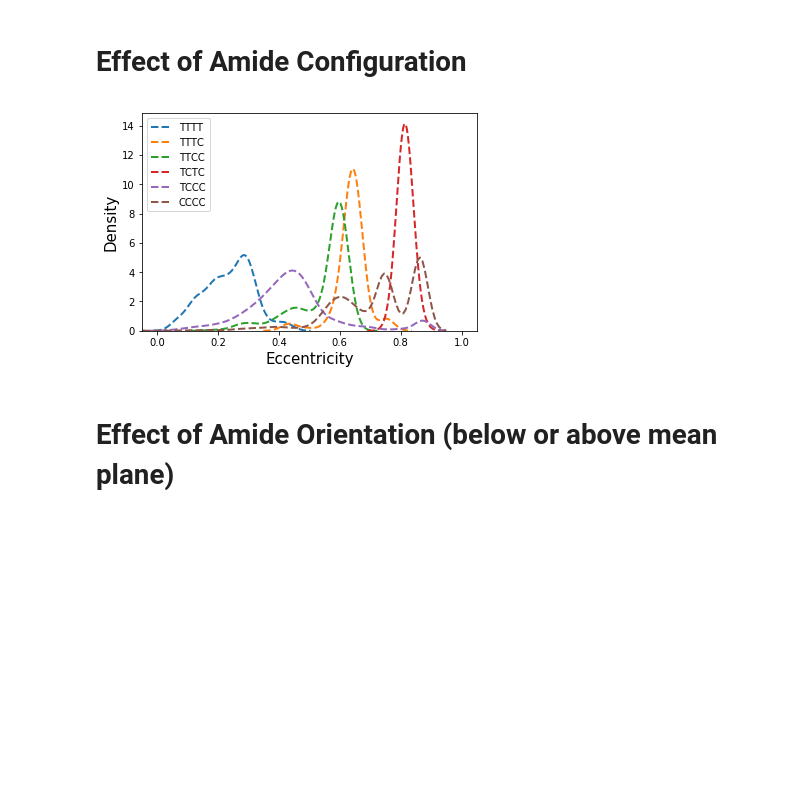
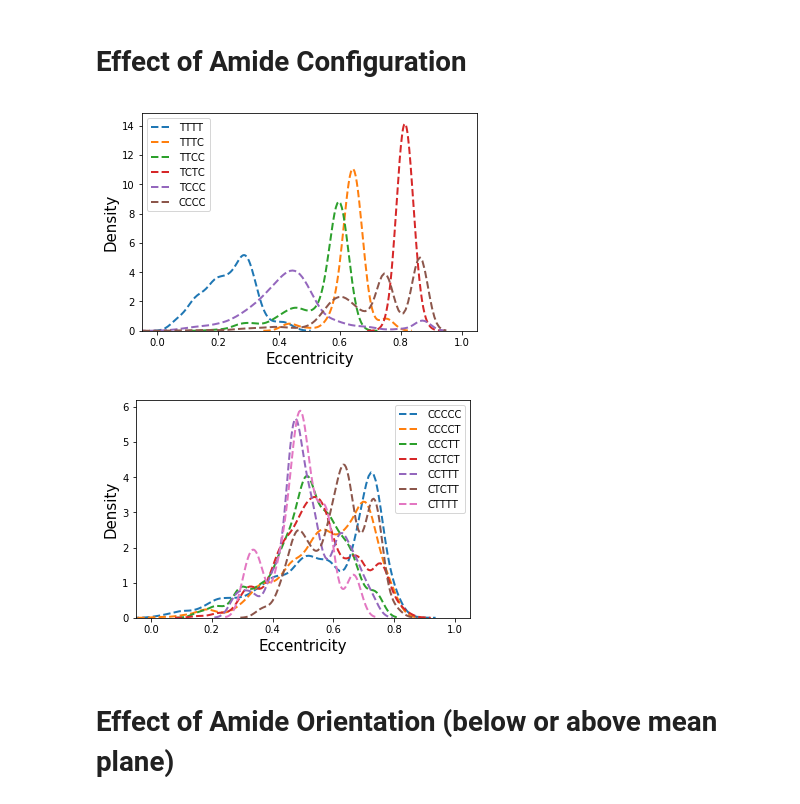
Before and after one commit to lucianlschan/RING, a Jupyter notebook: Cyclic Peptide Analysis.ipynb, the cells around one changed output. Saved outputs shown, nothing was run; the diff lists cells and outputs as text; code cells hidden in the pictures; blank space fills up the shorter version.

```diff
--- a/Cyclic Peptide Analysis.ipynb
+++ b/Cyclic Peptide Analysis.ipynb
@@ -19,27 +30,50 @@ plt.show()
 # %% [markdown]
 # Eccentricity
 # %%
+# Cyclic tetrapeptide
 CCCC = ctp[(ctp["CT"]=="CCCC")]
 CCCT = ctp[(ctp["CT"]=="CCCT")]
 CCTT = ctp[(ctp["CT"]=="CCTT")]
 CTCT = ctp[(ctp["CT"]=="CTCT")]
 CTTT = ctp[(ctp["CT"]=="CTTT")]
 TTTT = ctp[(ctp["CT"]=="TTTT")]
+
+# Cyclic pentapeptide
+CCCCC = cpp[(cpp["CT"]=="CCCCC")]
+CCCCT = cpp[(cpp["CT"]=="CCCCT")]
+CCCTT = cpp[(cpp["CT"]=="CCCTT")]
+CCTCT = cpp[(cpp["CT"]=="CCTCT")]
+CCTTT = cpp[(cpp["CT"]=="CCTTT")]
+CTCTT = cpp[(cpp["CT"]=="CTCTT")]
+CTTTT = cpp[(cpp["CT"]=="CTTTT")]
 # %% [markdown]
 # Effect of Amide Configuration
 # %%
 sns.kdeplot(TTTT["Eccentricity"],bw=0.025,label="TTTT",ls="--",lw=2)
 sns.kdeplot(CTTT["Eccentricity"],bw=0.025,label="TTTC",ls="--",lw=2)
 sns.kdeplot(CCTT["Eccentricity"],bw=0.025,label="TTCC",ls="--",lw=2)
 sns.kdeplot(CTCT["Eccentricity"],bw=0.025,label="TCTC",ls="--",lw=2)
 sns.kdeplot(CCCT["Eccentricity"],bw=0.025,label="TCCC",ls="--",lw=2)
 sns.kdeplot(CCCC["Eccentricity"],bw=0.025,label="CCCC",ls="--",lw=2)
 plt.xlim(-0.05,1.05)
 plt.ylabel("Density",size=15)
 plt.xlabel("Eccentricity",size=15)
 plt.show()
+
+sns.kdeplot(CCCCC["Eccentricity"],bw=0.025,label="CCCCC",ls="--",lw=2)
+sns.kdeplot(CCCCT["Eccentricity"],bw=0.025,label="CCCCT",ls="--",lw=2)
+sns.kdeplot(CCCTT["Eccentricity"],bw=0.025,label="CCCTT",ls="--",lw=2)
+sns.kdeplot(CCTCT["Eccentricity"],bw=0.025,label="CCTCT",ls="--",lw=2)
+sns.kdeplot(CCTTT["Eccentricity"],bw=0.025,label="CCTTT",ls="--",lw=2)
+sns.kdeplot(CTCTT["Eccentricity"],bw=0.025,label="CTCTT",ls="--",lw=2)
+sns.kdeplot(CTTTT["Eccentricity"],bw=0.025,label="CTTTT",ls="--",lw=2)
+plt.xlim(-0.05,1.05)
+plt.ylabel("Density",size=15)
+plt.xlabel("Eccentricity",size=15)
+plt.show()
 # %% [output]
 [figure]
+[figure, added]
 # %% [markdown]
 # Effect of Amide Orientation (below or above mean plane)
 # %%
```
Also changed, not shown: parts of 21 cells of this notebook, 1 other file.
